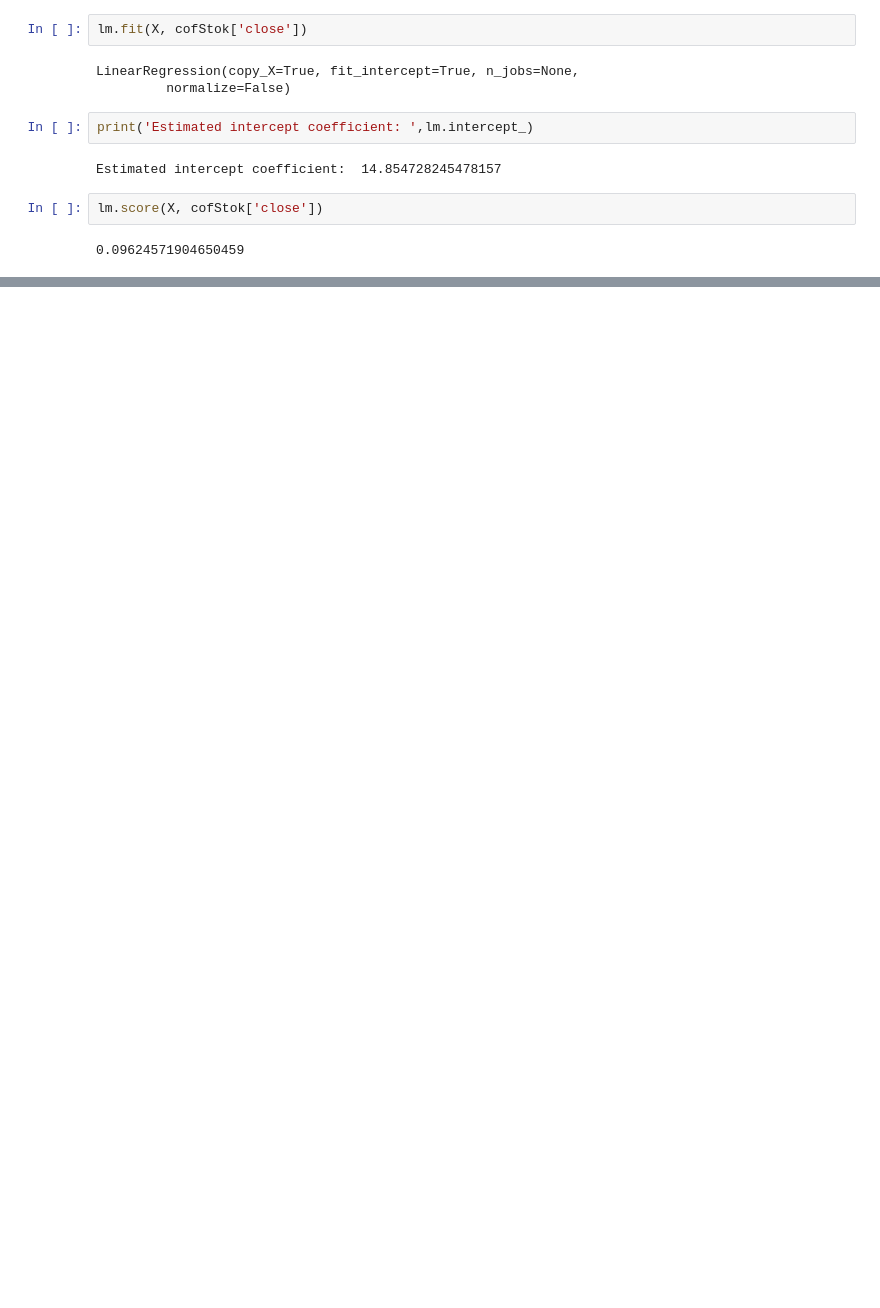
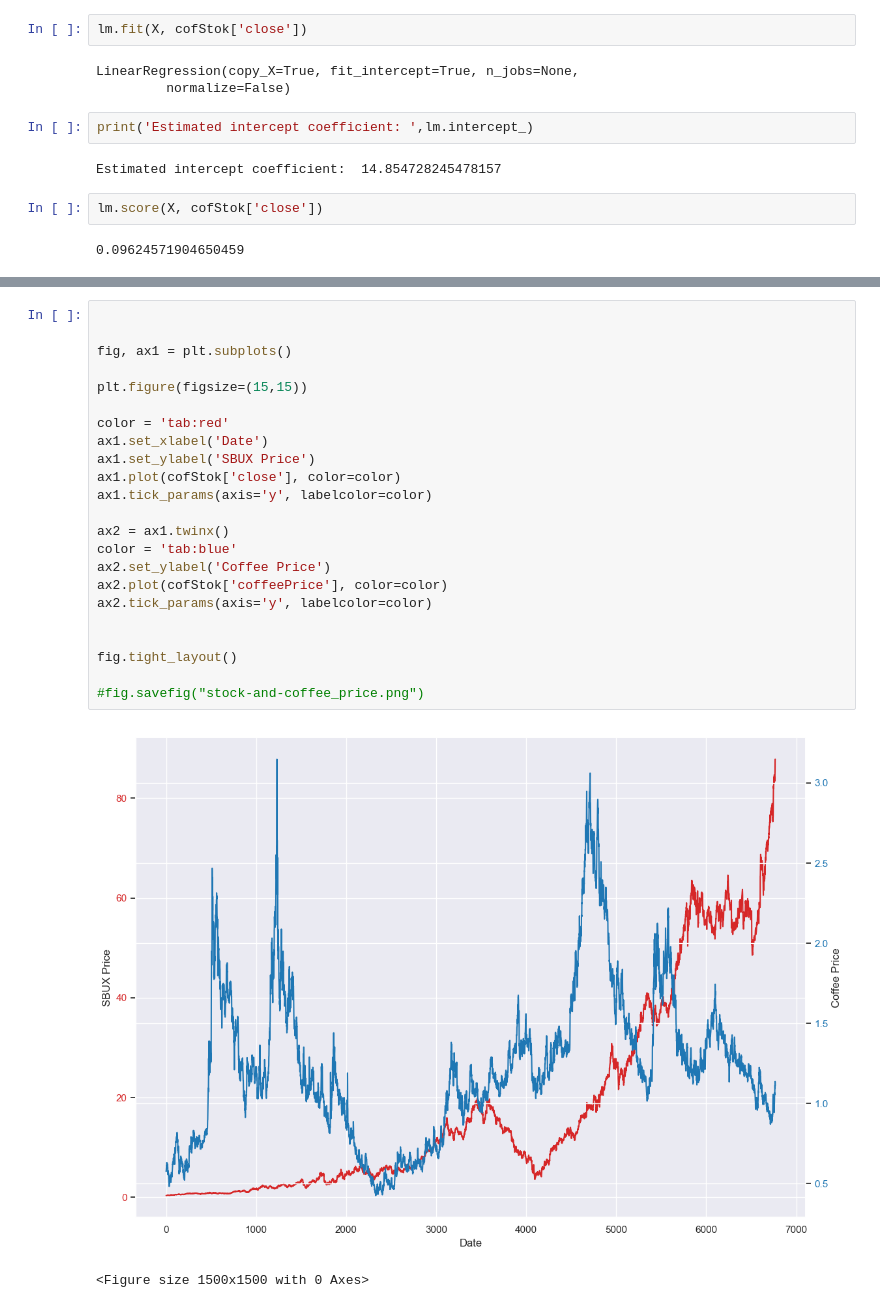
Before and after one commit to Cameron-Cn/starbucks_2019, a Jupyter notebook: starbucks_predictions.ipynb, the cells around one changed output, grey strips where cells are left out. Drawn from its saved outputs; the diff is of its cells as text; blank space fills up the shorter version.

```diff
--- a/starbucks_predictions.ipynb
+++ b/starbucks_predictions.ipynb
@@ -240,0 +301,26 @@ NameError: name 'savefig' is not defined
+# %%
+
+
+fig, ax1 = plt.subplots()
+
+plt.figure(figsize=(15,15))
+
+color = 'tab:red'
+ax1.set_xlabel('Date')
+ax1.set_ylabel('SBUX Price')
+ax1.plot(cofStok['close'], color=color)
+ax1.tick_params(axis='y', labelcolor=color)
+
+ax2 = ax1.twinx()
+color = 'tab:blue'
+ax2.set_ylabel('Coffee Price')
+ax2.plot(cofStok['coffeePrice'], color=color)
+ax2.tick_params(axis='y', labelcolor=color)
+
+
+fig.tight_layout()
+
+#fig.savefig("stock-and-coffee_price.png")
+# %% [output]
+[figure, added]
+<Figure size 1500x1500 with 0 Axes>
```
Also changed, not shown: parts of 11 cells of this notebook, 1 other file.
